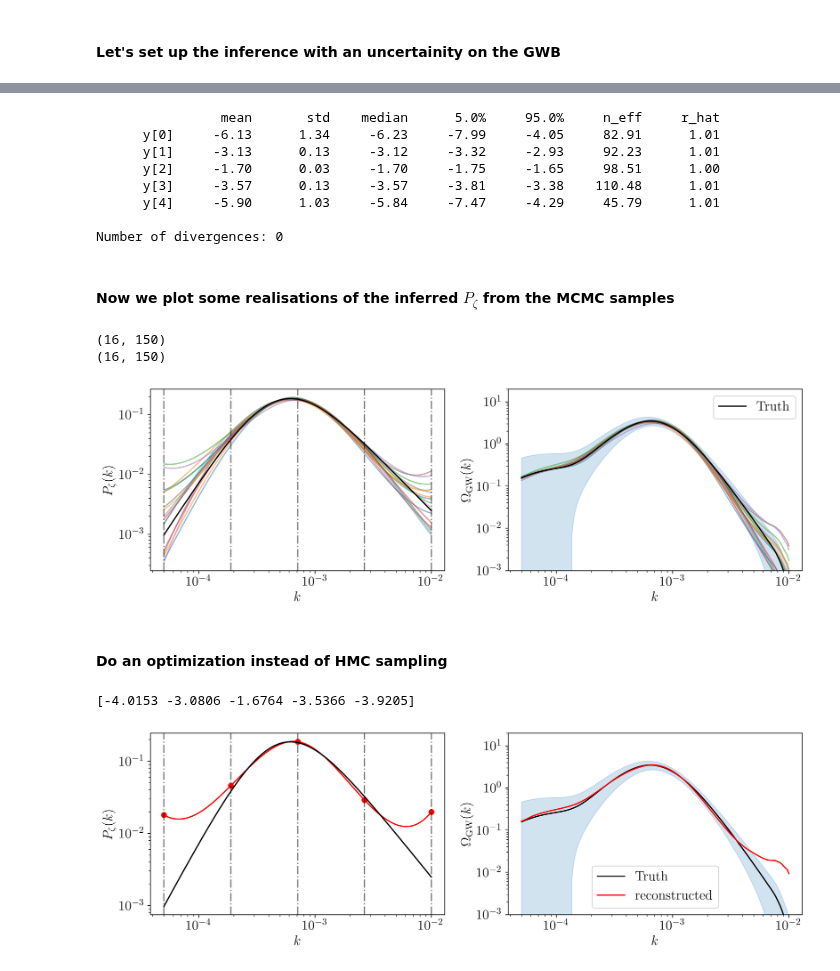
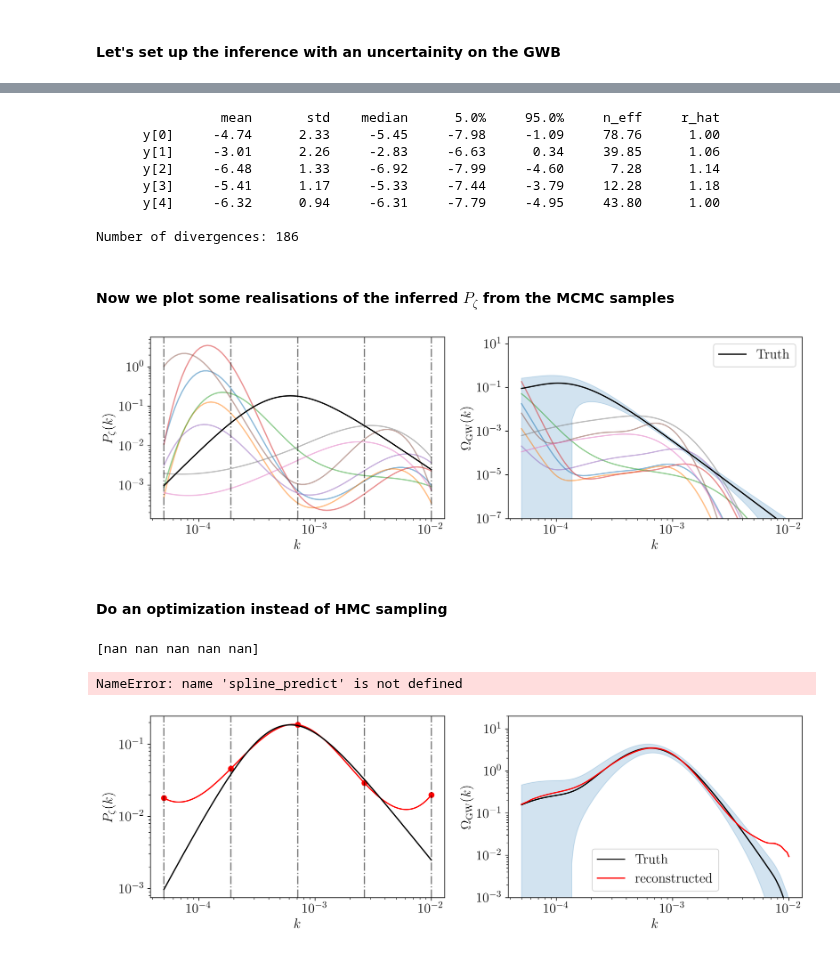
Before and after one commit to Ameek94/SIGW_Inverse, a Jupyter notebook: examples/test_jax_integrator.ipynb, the cells around one changed output, grey strips where cells are left out. Saved outputs shown, nothing was run; the diff lists cells and outputs as text; code cells hidden in the pictures.

```diff
--- a/examples/test_jax_integrator.ipynb
+++ b/examples/test_jax_integrator.ipynb
@@ -75,68 +90,77 @@ fig.tight_layout()
 # %%
 # Set up the fixed node interpolator
 kmin, kmax = min(p_arr), max(p_arr)
+omgw_method_kwargs = {'s': s, 't': t}
 pz_model = fixed_node_model(nbins=5,pz_kmin=kmin,pz_kmax=kmax,
                             omgw_karr=k_arr,omgw_means=omgw_amp,
-                            omgw_cov=omgw_cov,omgw_method='fast')
+                            omgw_cov=omgw_cov,omgw_method='jax',omgw_method_kwargs=omgw_method_kwargs)
 # %%
 # run the HMC
-samples, _ = pz_model.run_hmc_inference()
+samples, _ = pz_model.run_hmc_inference(num_warmup=128,num_samples=256)
 # %% [output]
                 mean       std    median      5.0%     95.0%     n_eff     r_hat
-      y[0]     -6.13      1.34     -6.23     -7.99     -4.05     82.91      1.01
-      y[1]     -3.13      0.13     -3.12     -3.32     -2.93     92.23      1.01
-      y[2]     -1.70      0.03     -1.70     -1.75     -1.65     98.51      1.00
-      y[3]     -3.57      0.13     -3.57     -3.81     -3.38    110.48      1.01
-      y[4]     -5.90      1.03     -5.84     -7.47     -4.29     45.79      1.01
+      y[0]     -4.74      2.33     -5.45     -7.98     -1.09     78.76      1.00
+      y[1]     -3.01      2.26     -2.83     -6.63      0.34     39.85      1.06
+      y[2]     -6.48      1.33     -6.92     -7.99     -4.60      7.28      1.14
+      y[3]     -5.41      1.17     -5.33     -7.44     -3.79     12.28      1.18
+      y[4]     -6.32      0.94     -6.31     -7.79     -4.95     43.80      1.00
 
-Number of divergences: 0
+Number of divergences: 186
 # %% [markdown]
 #### Now we plot some realisations of the inferred $P_{\zeta}$ from the MCMC samples
 # %%
 from src.model import spline_predict
 nodes = pz_model.log_k_nodes
-f = lambda y: spline_predict(x_train=nodes,y_train=y,x_pred=p_arr)
-pz_amps = vmap(f,)(samples['y'][::16])
-print(pz_amps.shape)
-omgw_amps = jnp.einsum("pi,pj,kij->pk",pz_amps,pz_amps,omgw_calculator.omkij)
-print(omgw_amps.shape)
+ys = samples['y'][::32] #jnp.median(samples['y'])
+ff = lambda y: spline_predict(x_train=nodes,y_train=y,x_pred=f)
+
+def omega_f(y):
+    pz_func = lambda x: spline_predict(x_train=nodes,y_train=y,x_pred=x)
+    res = omgw_calculator(pz_func,f)
+    return res
+omgw_amps = map(omega_f,ys)
+
+ff = lambda y: spline_predict(x_train=nodes,y_train=y,x_pred=p_arr)
+pz_amps = vmap(ff,)(ys)
+# print(pz_amps.shape)
+# omgw_amps = jnp.einsum("pi,pj,kij->pk",pz_amps,pz_amps,omgw_calculator.omkij)
+# print(omgw_amps.shape)
 
 fig,(ax1,ax2) = plt.subplots(1,2,figsize=(12,4))
 
 for pz in pz_amps:
     ax1.loglog(p_arr,pz,alpha=0.5)
 for om in omgw_amps:
     ax2.loglog(k_arr,om,alpha=0.5)
 ax1.loglog(p_arr,pz_amp,color='k',lw=1.5)
 ax2.plot(k_arr,omgw_amp,color='k',lw=1.5,label='Truth')
 ax2.fill_between(k_arr,omgw_amp+1.96*omks_sigma,omgw_amp-1.96*omks_sigma,alpha=0.2,color='C0')
 ax2.set(yscale='log',xscale='log')
 
 ax1.set_ylabel(r'$P_{\zeta}(k)$')
 ax1.set_xlabel(r'$k$')
-ax2.set_ylim(1e-3,2e1)
+ax2.set_ylim(1e-7,2e1)
 
 ax2.set_ylabel(r'$\Omega_{\mathrm{GW}}(k)$')
 ax2.set_xlabel(r'$k$')
 ax2.legend()
 for val in nodes:
     ax1.axvline(jnp.exp(val),color='k',ls='-.',alpha=0.5)
 fig.tight_layout()
 
 # the dashed lines represent the spline node locations
 # %% [output]
-(16, 150)
-(16, 150)
-[figure, old version]
+[figure, new version]
 # %% [markdown]
 #### Do an optimization instead of HMC sampling
 # %%
-best_params, _ = pz_model.run_optimiser(x0 = -1.5*jnp.ones(5), start_learning_rate=0.1 , steps = 500, jump_sdev=1.)
+best_params, _ = pz_model.run_optimiser(x0 = -1.5*jnp.ones(5), start_learning_rate=0.3 , steps = 200, jump_sdev=1.)
 print(best_params)
-pz_bf = spline_predict(x_train=nodes,y_train=best_params,x_pred=p_arr)
-omgw_bf = jnp.einsum("i,j,kij->k",pz_bf,pz_bf,omgw_calculator.omkij)
+pz_bf = lambda x: spline_predict(x_train=nodes,y_train=best_params,x_pred=x)
+omgw_bf = omgw_calculator(pz_bf,f) #jnp.einsum("i,j,kij->k",pz_bf,pz_bf,omgw_calculator.omkij)
 # %% [output]
-[-4.0153 -3.0806 -1.6764 -3.5366 -3.9205]
+[nan nan nan nan nan]
+NameError: name 'spline_predict' is not defined
 # %%
 fig,(ax1,ax2) = plt.subplots(1,2,figsize=(12,4))
 
```
Also changed, not shown: parts of 3 cells of this notebook, 4 other files.
